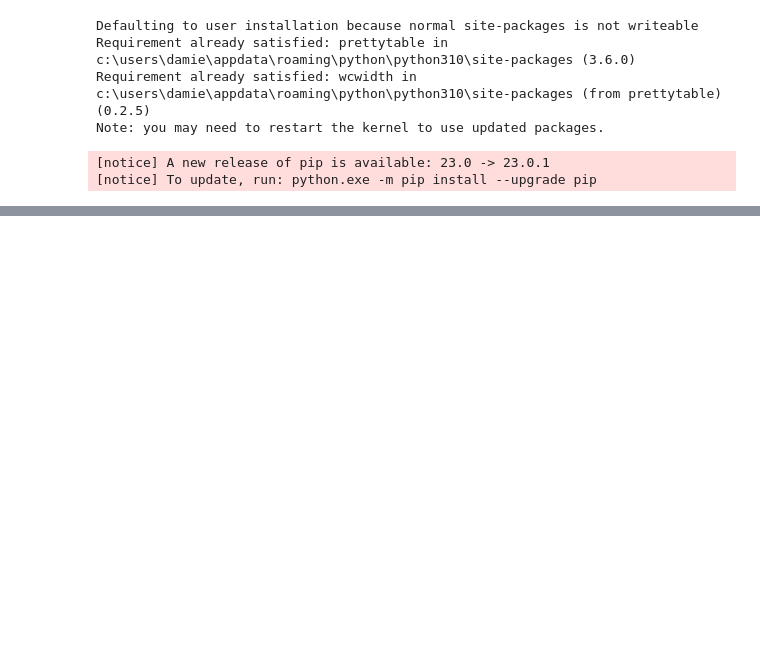
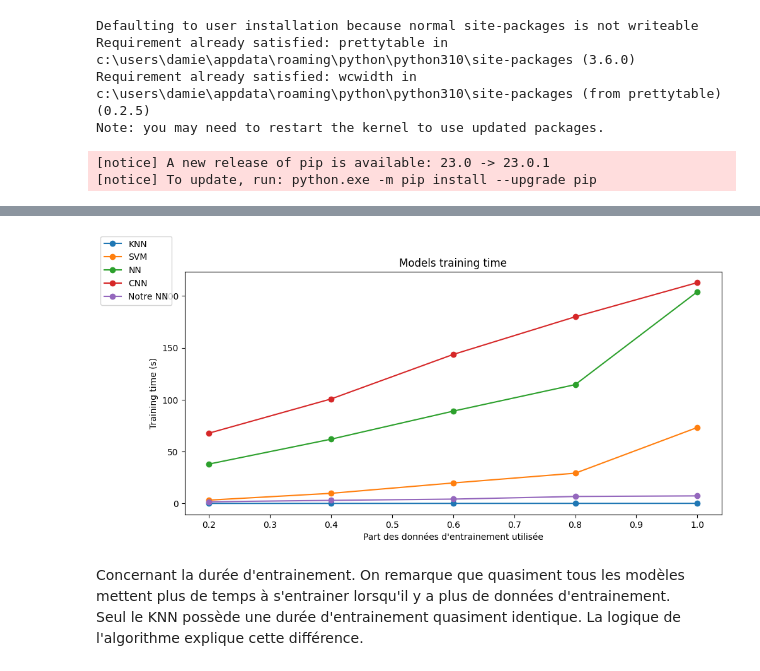
Before and after one commit to damiendesvent/LOG635-H2023-EqA, a Jupyter notebook: Labo_2/src/log-635_labo_2_eqA.ipynb, the cells around one changed output, grey strips where cells are left out. Drawn from its saved outputs; the diff is of its cells as text; code cells hidden in the pictures; blank space fills up the shorter version.

```diff
--- a/Labo_2/src/log-635_labo_2_eqA.ipynb
+++ b/Labo_2/src/log-635_labo_2_eqA.ipynb
@@ -2958,0 +3199,26 @@ print(t_20)
+# %%
+training_time_knn_array = [training_time_knn, training_time_knn_80, training_time_knn_60, training_time_knn_40, training_time_knn_20]
+training_time_svm_array = [training_time_svm, training_time_svm_80, training_time_svm_60, training_time_svm_40, training_time_svm_20]
+training_time_nn_array = [training_time_nn, training_time_nn_80, training_time_nn_60, training_time_nn_40, training_time_nn_20]
+training_time_cnn_array = [training_time_cnn, training_time_cnn_80, training_time_cnn_60, training_time_cnn_40, training_time_cnn_20]
+training_time_my_nn_array = [training_time_my_nn, training_time_my_nn_80, training_time_my_nn_60, training_time_my_nn_40, training_time_my_nn_20]
+percents_array = [1,0.8,0.6,0.4,0.2]
+
+fig_training_time = plt.figure(figsize=(11,5))
+
+plt.plot(percents_array, training_time_knn_array, marker='o', label='KNN')
+plt.plot(percents_array, training_time_svm_array, marker='o', label='SVM')
+plt.plot(percents_array, training_time_nn_array, marker='o', label='NN')
+plt.plot(percents_array, training_time_cnn_array, marker='o', label='CNN')
+plt.plot(percents_array, training_time_my_nn_array, marker='o', label='Notre NN')
+
+plt.title('Models training time')
+plt.xlabel('Part des données d\'entrainement utilisée')
+plt.ylabel('Training time (s)')
+fig_training_time.legend(loc="upper left")
+plt.show(fig_training_time)
+# %% [output]
+[figure, added]
+# %% [markdown]
+Concernant la durée d'entrainement. On remarque que quasiment tous les modèles mettent plus de temps à s'entrainer lorsqu'il y a plus de données d'entrainement.
+Seul le KNN possède une durée d'entrainement quasiment identique. La logique de l'algorithme explique cette différence.
```
Also changed, not shown: parts of 126 cells of this notebook.
